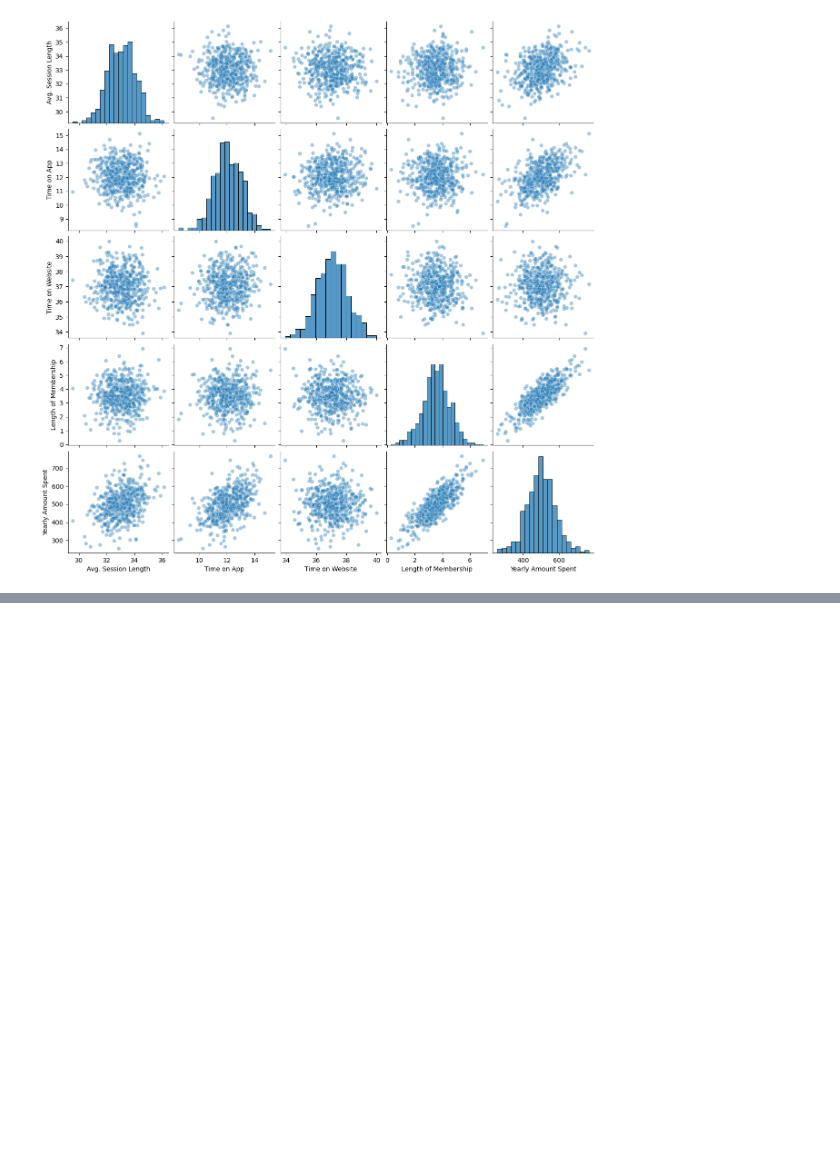
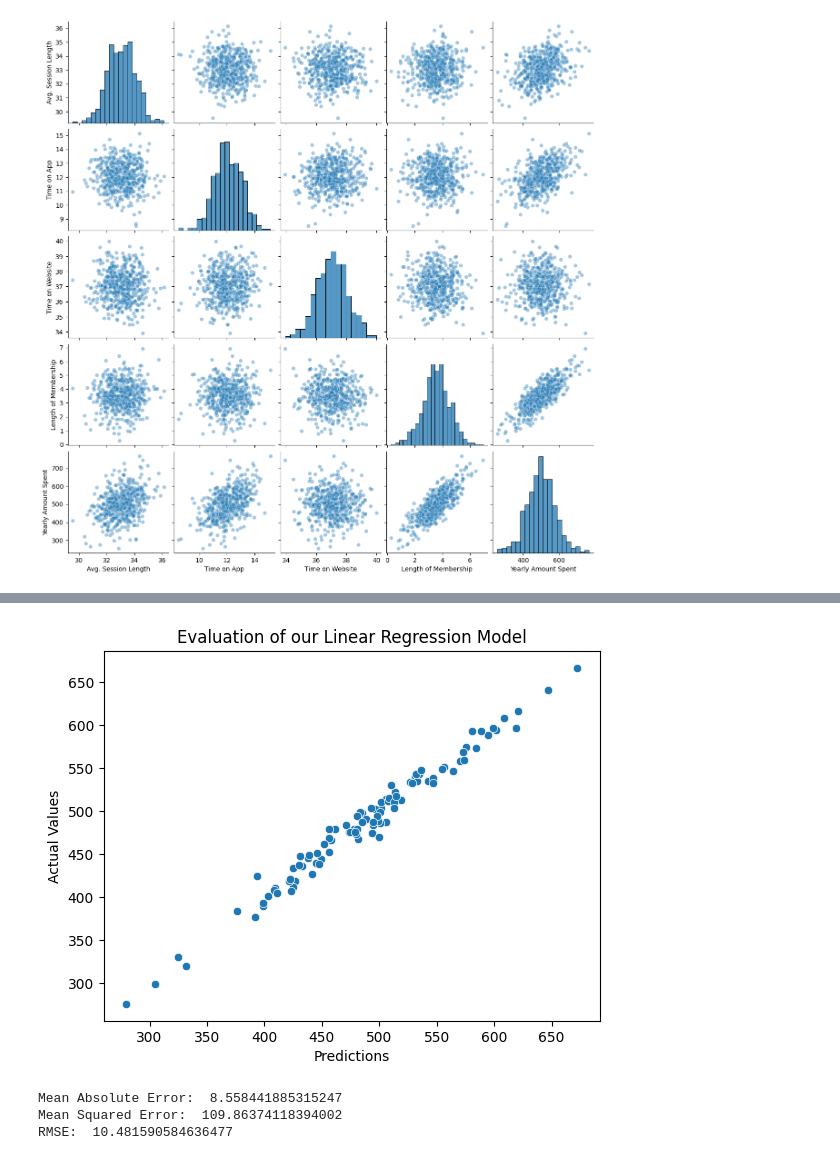
Before and after one commit to Priyankadsyadav/Machine-Learning, a Jupyter notebook: Regression/Linear_regression.ipynb, the cells around one changed output, grey strips where cells are left out. Saved outputs shown, nothing was run; the diff lists cells and outputs as text; code cells hidden in the pictures; blank space fills up the shorter version.

```diff
--- a/Regression/Linear_regression.ipynb
+++ b/Regression/Linear_regression.ipynb
@@ -61,0 +105,2 @@ sns.pairplot(df,kind='scatter',plot_kws={'alpha':0.4})
+# %%
+x_train,x_test,y_train,y_test = train_test_split(x,y,test_size=0.2,random_state=42)
@@ -61,0 +111,4 @@ sns.pairplot(df,kind='scatter',plot_kws={'alpha':0.4})
+# %%
+lm=LinearRegression()
+# %%
+lm.fit(x_train,y_train)
@@ -61,0 +139,4 @@ sns.pairplot(df,kind='scatter',plot_kws={'alpha':0.4})
+# %%
+#predictions
+predictions=lm.predict(x_test)
+predictions
@@ -61,0 +161,12 @@ sns.pairplot(df,kind='scatter',plot_kws={'alpha':0.4})
+# %%
+# Convert to 1D if needed
+y_pred = predictions.ravel()  # or predictions.flatten() or predictions[:, 0]
+y_true = y_test.values.ravel()  # in case y_test is a DataFrame or Series
+
+sns.scatterplot(x=y_pred, y=y_true)
+plt.xlabel("Predictions")
+plt.ylabel("Actual Values")
+plt.title("Evaluation of our Linear Regression Model")
+plt.show()
+# %% [output]
+[figure, added]
@@ -61,0 +176,8 @@ sns.pairplot(df,kind='scatter',plot_kws={'alpha':0.4})
+# %%
+print("Mean Absolute Error: ",mean_absolute_error(y_test,predictions))
+print("Mean Squared Error: ",mean_squared_error(y_test,predictions))
+print("RMSE: ",math.sqrt(mean_squared_error(y_test,predictions)))
+# %% [output]
+Mean Absolute Error:  8.558441885315247
+Mean Squared Error:  109.86374118394002
+RMSE:  10.481590584636477
```
Also changed, not shown: parts of 16 cells of this notebook, 3 other files.
